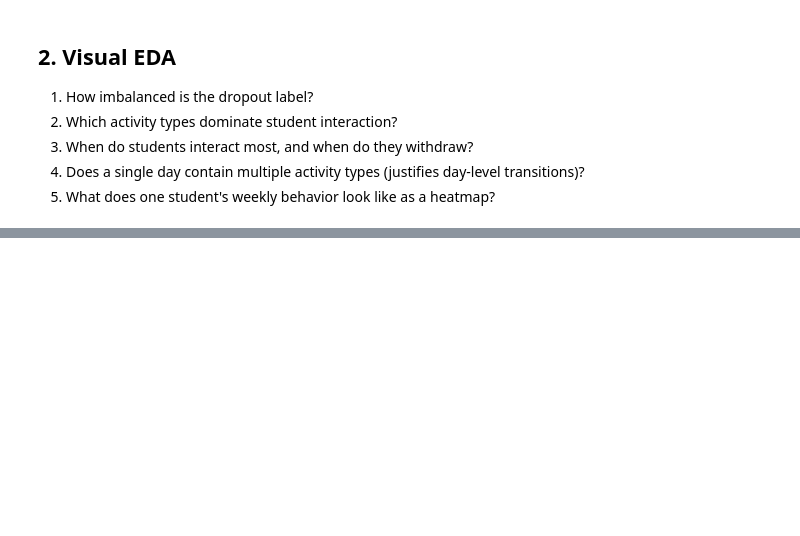
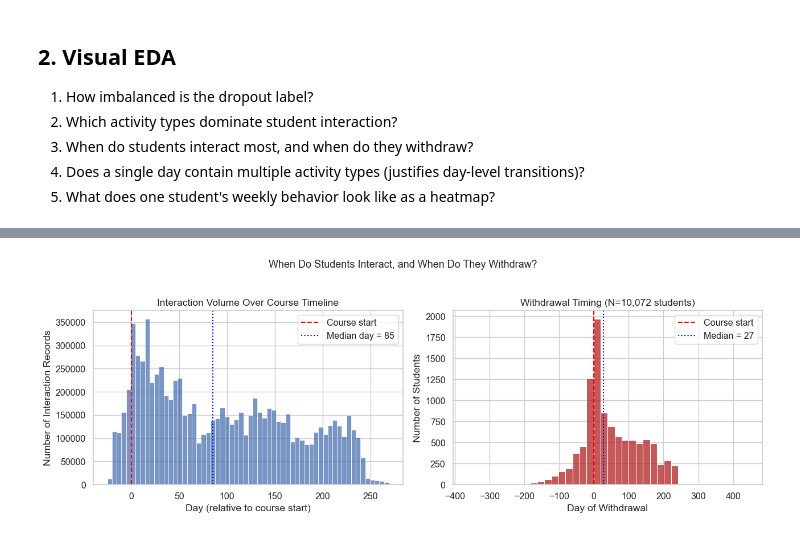
Before and after one commit to ductrien261/ati-dropout-prediction, a Jupyter notebook: notebooks/01_eda_oulad.ipynb, the cells around one changed output, grey strips where cells are left out. Cells and saved outputs as stored; diff of their text form; code cells hidden in the pictures; blank space fills up the shorter version.

```diff
--- a/notebooks/01_eda_oulad.ipynb
+++ b/notebooks/01_eda_oulad.ipynb
@@ -86,0 +265,28 @@ FIG_DIR.mkdir(parents=True, exist_ok=True)
+# %%
+fig, axes = plt.subplots(1, 2, figsize=(13, 4.5))
+
+sns.histplot(svle_clean["date"], bins=60, ax=axes[0])
+axes[0].axvline(0, color="red", linestyle="--", label="Course start")
+median_day = svle_clean["date"].median()
+axes[0].axvline(median_day, color="blue", linestyle=":", label=f"Median day = {median_day:.0f}")
+axes[0].set_title("Interaction Volume Over Course Timeline")
+axes[0].set_xlabel("Day (relative to course start)")
+axes[0].set_ylabel("Number of Interaction Records")
+axes[0].legend()
+
+withdrawal_days = reg["date_unregistration"].dropna()
+sns.histplot(withdrawal_days, bins=40, ax=axes[1], color="firebrick")
+axes[1].axvline(0, color="red", linestyle="--", label="Course start")
+axes[1].axvline(withdrawal_days.median(), color="blue", linestyle=":",
+                label=f"Median = {withdrawal_days.median():.0f}")
+axes[1].set_title(f"Withdrawal Timing (N={len(withdrawal_days):,} students)")
+axes[1].set_xlabel("Day of Withdrawal")
+axes[1].set_ylabel("Number of Students")
+axes[1].legend()
+
+fig.suptitle("When Do Students Interact, and When Do They Withdraw?", y=1.03, fontsize=13)
+plt.tight_layout()
+plt.savefig(FIG_DIR / "q3_timeline_and_withdrawal.png", dpi=150, bbox_inches="tight")
+plt.show()
+# %% [output]
+[figure, added]
```
Also changed, not shown: parts of 14 cells of this notebook.
